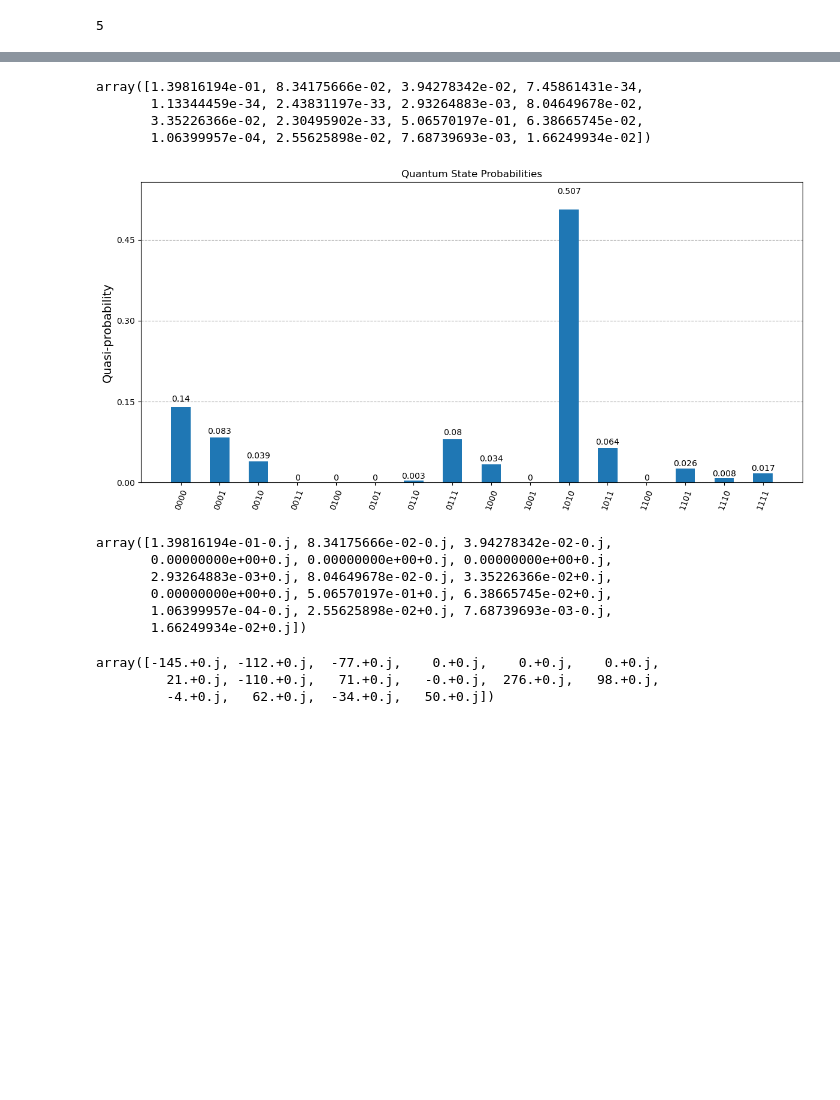
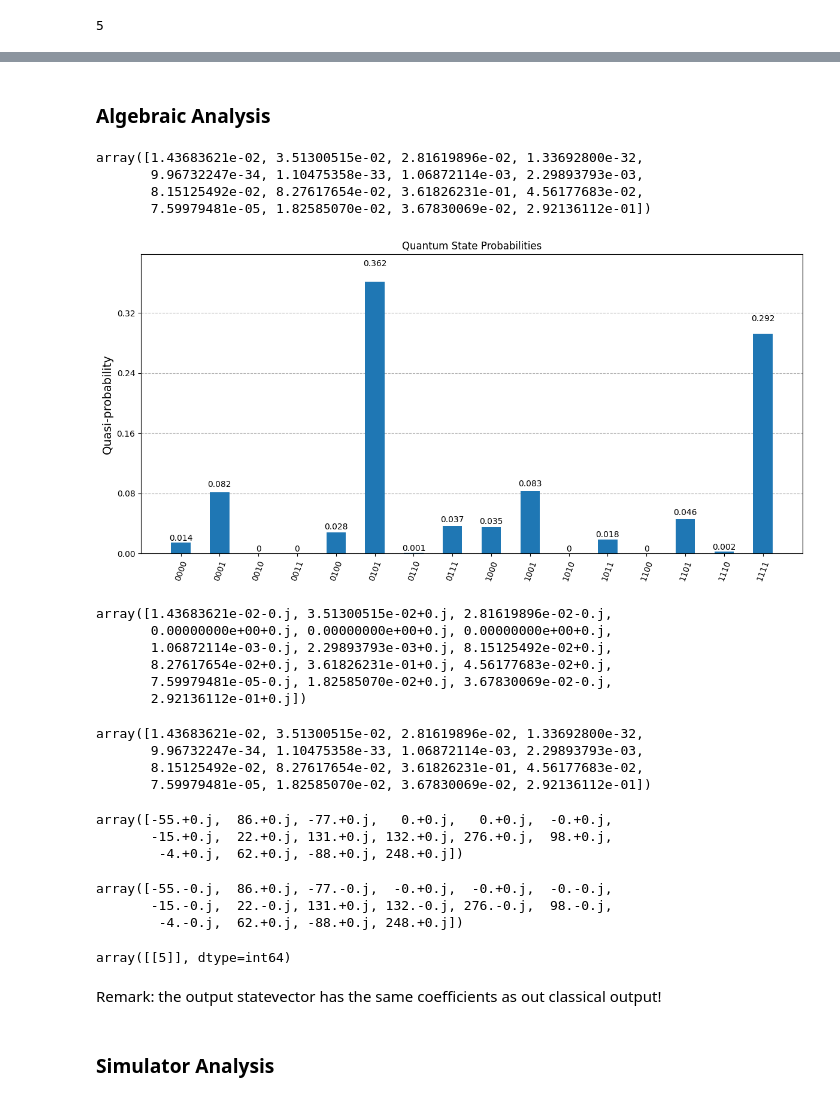
Before and after one commit to KTong821/ece405c-presentation, a Jupyter notebook: presentation.ipynb, the cells around one changed output, grey strips where cells are left out. Drawn from its saved outputs; the diff is of its cells as text; code cells hidden in the pictures; blank space fills up the shorter version.

```diff
--- a/presentation.ipynb
+++ b/presentation.ipynb
@@ -21,14 +30,23 @@ mapping = {
     "G": -7,
     "T": 11
 }
+# %%
+# Helpers to encode text or key into a list of numbers
+def encode_key(key, mapping, text_len, key_len):
+    return np.array([mapping[c] for c in key] + ([0] * (2 * (text_len - key_len))))
+
+def encode_text(text, mapping, text_len, key_len):
+    return np.array(([0] * (text_len - key_len)) + [mapping[c] for c in text[::-1] if c != "_"])
 # %%
-key_enc = np.array([mapping[c] for c in key] + ([0] * (2 * (n - m))))
+# Encode key and text
+key_enc = encode_key(key, mapping, n, m)
+text_enc = encode_text(text, mapping, n, m)
+
 # key_1_enc = np.array([mapping[c] for c in key_1] + ([0] * (2 * (n - m))))
 
 # key_enc = key_enc + key_1_enc
 
-text_enc = np.array(([0] * (n - m)) + [mapping[c] for c in text[::-1] if c != "_"])
-
+# Veryify length of encodings matches
 l = (2 * n) - m
 assert len(key_enc) == len(text_enc) == l
 (key_enc, text_enc)
@@ -120,6 +159,10 @@ qc.draw('mpl', fold=30)
+# %% [markdown]
+### Algebraic Analysis
 # %%
+# Get output state vector
 output_state = Statevector(qc).data
 
+qubits = math.ceil(math.log2(l))
 conditioned_states = output_state[:2 ** qubits]
 
 norm = np.sqrt(sum(abs(amp)**2 for amp in conditioned_states))
@@ -127,7 +170,7 @@ norm_conditioned_states = [amp/norm for amp in conditioned_states]
 probabilities = np.abs(norm_conditioned_states) ** 2
 probabilities
 # %% [output]
-array([1.39816194e-01, 8.34175666e-02, 3.94278342e-02, 7.45861431e-34,
-       1.13344459e-34, 2.43831197e-33, 2.93264883e-03, 8.04649678e-02,
-       3.35226366e-02, 2.30495902e-33, 5.06570197e-01, 6.38665745e-02,
-       1.06399957e-04, 2.55625898e-02, 7.68739693e-03, 1.66249934e-02])
+array([1.43683621e-02, 3.51300515e-02, 2.81619896e-02, 1.33692800e-32,
+       9.96732247e-34, 1.10475358e-33, 1.06872114e-03, 2.29893793e-03,
+       8.15125492e-02, 8.27617654e-02, 3.61826231e-01, 4.56177683e-02,
+       7.59979481e-05, 1.82585070e-02, 3.67830069e-02, 2.92136112e-01])
@@ -134,30 +179,56 @@ array([1.39816194e-01, 8.34175666e-02, 3.94278342e-02, 7.45861431e-34,
 # %%
-state_labels = [format(i, f'0{qubits}b') for i in range(2 ** qubits)]
+# Create labels as binary strings
+# Also reverse the ordering since qiskit does things backwards
+state_labels = [format(i, f'0{qubits}b')[::-1] for i in range(2 ** qubits)]
 
 # Create a dictionary mapping state labels to their probabilities
 # This is the format expected by plot_histogram
 counts_dict = {state_labels[i]: probabilities[i] for i in range(2 ** qubits)}
 
 # Plot the histogram
 fig, ax = plt.subplots(figsize=(12, 6))
 plot_histogram(counts_dict, ax=ax, title='Quantum State Probabilities')
 plt.xticks(rotation=70)  # Rotate labels for better readability
 plt.tight_layout()
 plt.show()
 # %% [output]
-[figure, old version]
+[figure, new version]
 # %%
 (res / np.linalg.norm(res)) ** 2
 # %% [output]
-array([1.39816194e-01-0.j, 8.34175666e-02-0.j, 3.94278342e-02-0.j,
+array([1.43683621e-02-0.j, 3.51300515e-02+0.j, 2.81619896e-02-0.j,
        0.00000000e+00+0.j, 0.00000000e+00+0.j, 0.00000000e+00+0.j,
-       2.93264883e-03+0.j, 8.04649678e-02-0.j, 3.35226366e-02+0.j,
-       0.00000000e+00+0.j, 5.06570197e-01+0.j, 6.38665745e-02+0.j,
-       1.06399957e-04-0.j, 2.55625898e-02+0.j, 7.68739693e-03-0.j,
-       1.66249934e-02+0.j])
+       1.06872114e-03-0.j, 2.29893793e-03+0.j, 8.15125492e-02+0.j,
+       8.27617654e-02+0.j, 3.61826231e-01+0.j, 4.56177683e-02+0.j,
+       7.59979481e-05-0.j, 1.82585070e-02+0.j, 3.67830069e-02-0.j,
+       2.92136112e-01+0.j])
+# %%
+probabilities
+# %% [output]
+array([1.43683621e-02, 3.51300515e-02, 2.81619896e-02, 1.33692800e-32,
+       9.96732247e-34, 1.10475358e-33, 1.06872114e-03, 2.29893793e-03,
+       8.15125492e-02, 8.27617654e-02, 3.61826231e-01, 4.56177683e-02,
+       7.59979481e-05, 1.82585070e-02, 3.67830069e-02, 2.92136112e-01])
 # %%
+# Recall our classical result
 res
 # %% [output]
-array([-145.+0.j, -112.+0.j,  -77.+0.j,    0.+0.j,    0.+0.j,    0.+0.j,
-         21.+0.j, -110.+0.j,   71.+0.j,   -0.+0.j,  276.+0.j,   98.+0.j,
-         -4.+0.j,   62.+0.j,  -34.+0.j,   50.+0.j])
+array([-55.+0.j,  86.+0.j, -77.+0.j,   0.+0.j,   0.+0.j,  -0.+0.j,
+       -15.+0.j,  22.+0.j, 131.+0.j, 132.+0.j, 276.+0.j,  98.+0.j,
+        -4.+0.j,  62.+0.j, -88.+0.j, 248.+0.j])
+# %%
+denorm = cleanup(conditioned_states * key_norm * text_norm * 4)
+denorm
+# %% [output]
+array([-55.-0.j,  86.+0.j, -77.-0.j,  -0.+0.j,  -0.+0.j,  -0.-0.j,
+       -15.-0.j,  22.-0.j, 131.+0.j, 132.-0.j, 276.-0.j,  98.-0.j,
+        -4.-0.j,  62.+0.j, -88.+0.j, 248.+0.j])
+# %%
+deg = np.argwhere(res == key_fingerprint)
+l - deg - 1
+# %% [output]
+array([[5]], dtype=int64)
+# %% [markdown]
+Remark: the output statevector has the same coefficients as out classical output!
+# %% [markdown]
+### Simulator Analysis
```
Also changed, not shown: parts of 42 cells of this notebook, 2 other files.
